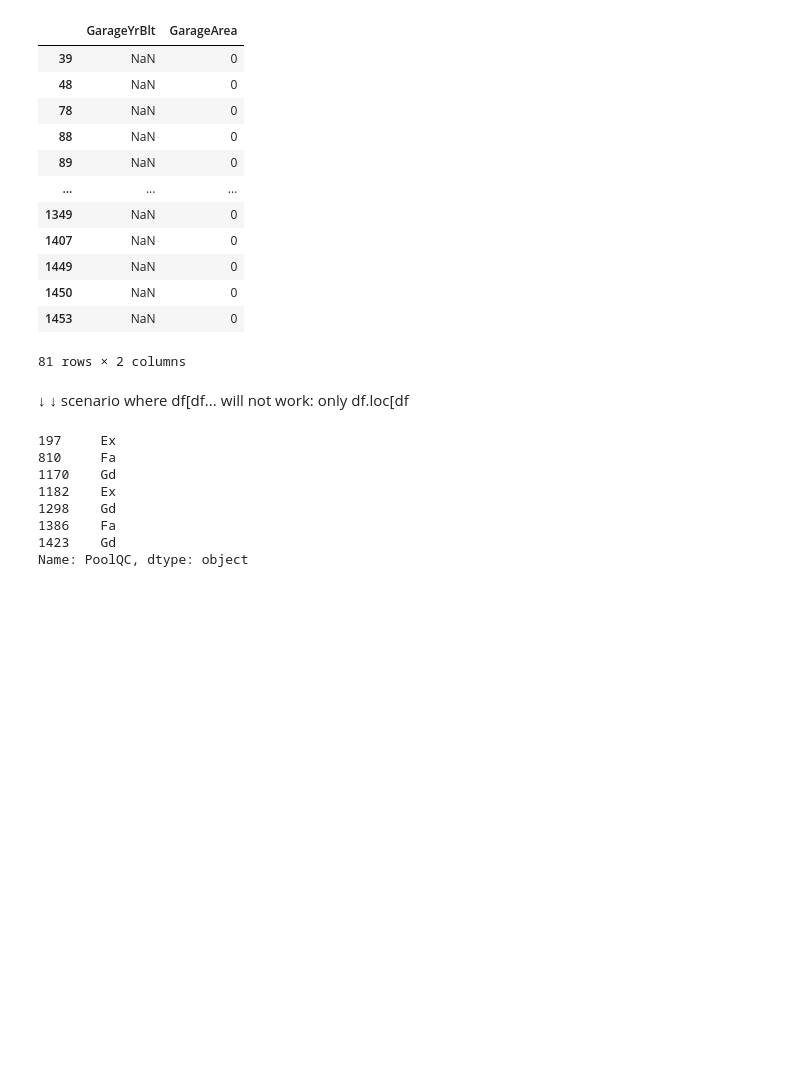
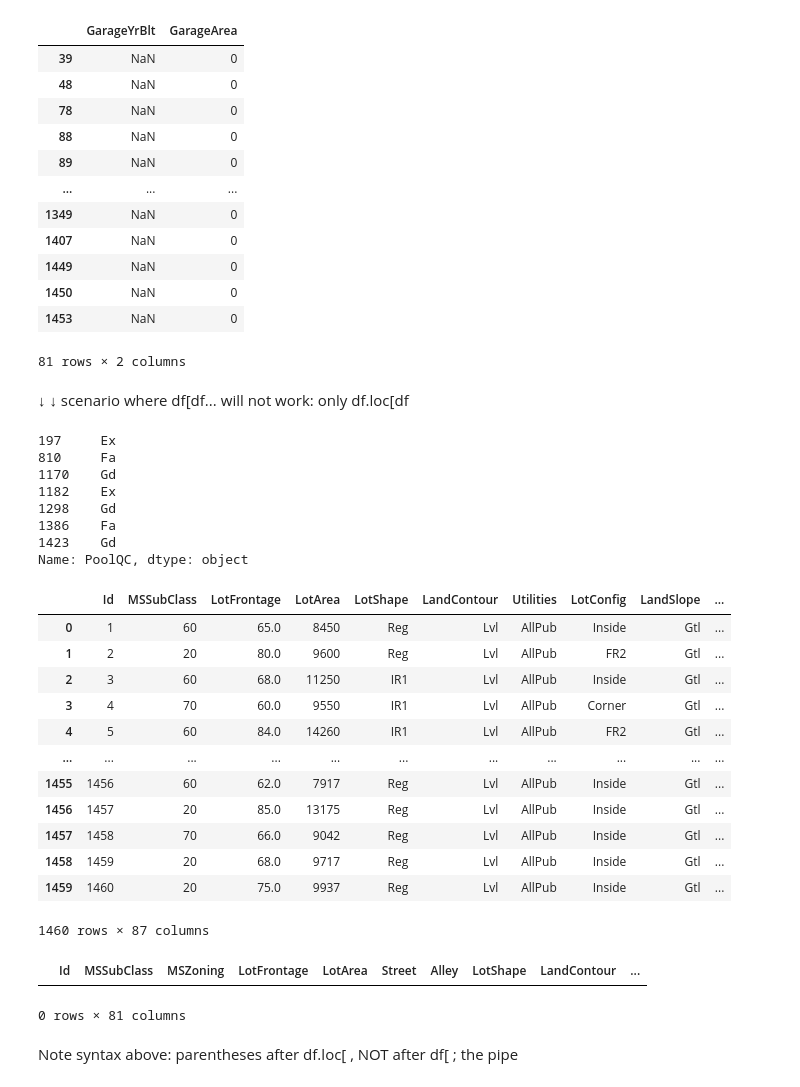
Before and after one commit to M-GibbonsGH/0125LinReg, a Jupyter notebook: 2701_Explore.ipynb, the cells around one changed output. Drawn from its saved outputs; the diff is of its cells as text; code cells hidden in the pictures; blank space fills up the shorter version.

Commit message:
EDA and some catg encoding

```diff
--- a/2701_Explore.ipynb
+++ b/2701_Explore.ipynb
@@ -102,3 +103,30 @@ df.loc[df["PoolQC"].notna(), "PoolQC"]
 1386    Fa
 1423    Gd
 Name: PoolQC, dtype: object
+# %%
+# Start by one-hot encoding MSZoning, Street, Alley
+# At least a few categorical columns suitable for label encoding -- ordinality
+df_onehot = pd.get_dummies(df, columns=["MSZoning", "Street", "Alley"])
+df_onehot
+# %% [output]
+|  | Id | MSSubClass | LotFrontage | LotArea | LotShape | LandContour | Utilities | LotConfig | LandSlope | ... |
+| 0 | 1 | 60 | 65.0 | 8450 | Reg | Lvl | AllPub | Inside | Gtl | ... |
+| 1 | 2 | 20 | 80.0 | 9600 | Reg | Lvl | AllPub | FR2 | Gtl | ... |
+| 2 | 3 | 60 | 68.0 | 11250 | IR1 | Lvl | AllPub | Inside | Gtl | ... |
+| 3 | 4 | 70 | 60.0 | 9550 | IR1 | Lvl | AllPub | Corner | Gtl | ... |
+| 4 | 5 | 60 | 84.0 | 14260 | IR1 | Lvl | AllPub | FR2 | Gtl | ... |
+| ... | ... | ... | ... | ... | ... | ... | ... | ... | ... | ... |
+| 1455 | 1456 | 60 | 62.0 | 7917 | Reg | Lvl | AllPub | Inside | Gtl | ... |
+| 1456 | 1457 | 20 | 85.0 | 13175 | Reg | Lvl | AllPub | Inside | Gtl | ... |
+| 1457 | 1458 | 70 | 66.0 | 9042 | Reg | Lvl | AllPub | Inside | Gtl | ... |
+| 1458 | 1459 | 20 | 68.0 | 9717 | Reg | Lvl | AllPub | Inside | Gtl | ... |
+| 1459 | 1460 | 20 | 75.0 | 9937 | Reg | Lvl | AllPub | Inside | Gtl | ... |
+1460 rows × 87 columns
+# %%
+# Why in above output does MSZoning C column have "all"?
+df.loc[(df["MSZoning"]=="A") | (df["MSZoning"]=="I") | (df["MSZoning"]=="RP")]
+# %% [output]
+|  | Id | MSSubClass | MSZoning | LotFrontage | LotArea | Street | Alley | LotShape | LandContour | ... |
+0 rows × 81 columns
+# %% [markdown]
+Note syntax above: parentheses after df.loc[  , NOT after df[  ; the pipe
```
Also changed, not shown: parts of 2 cells of this notebook.
